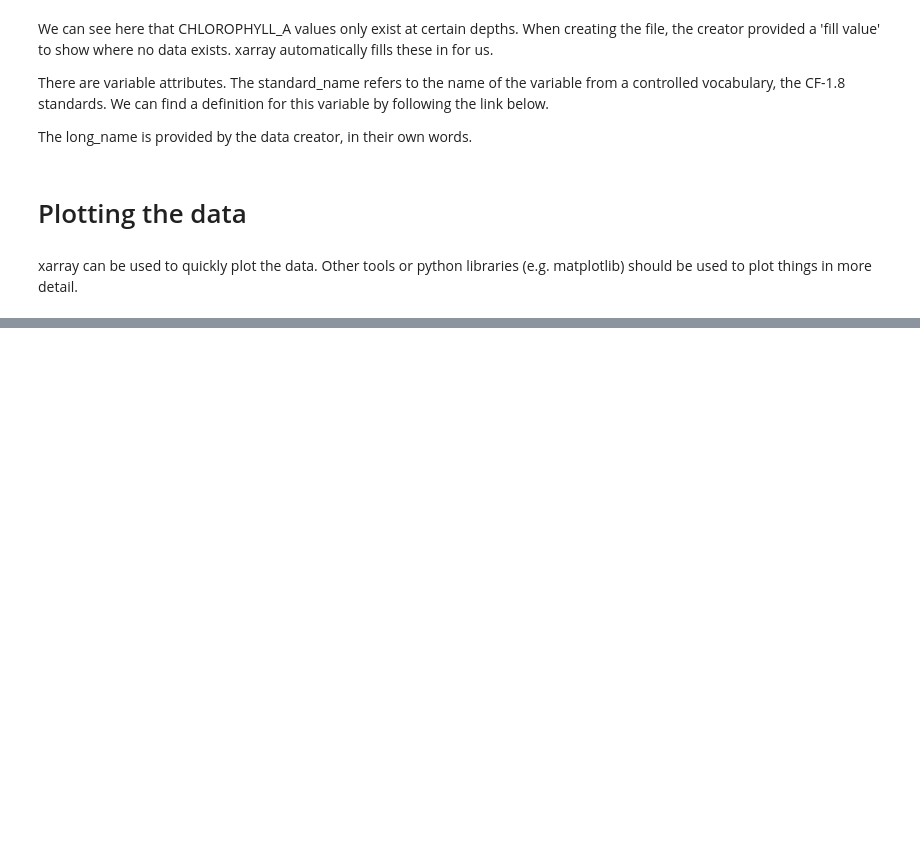
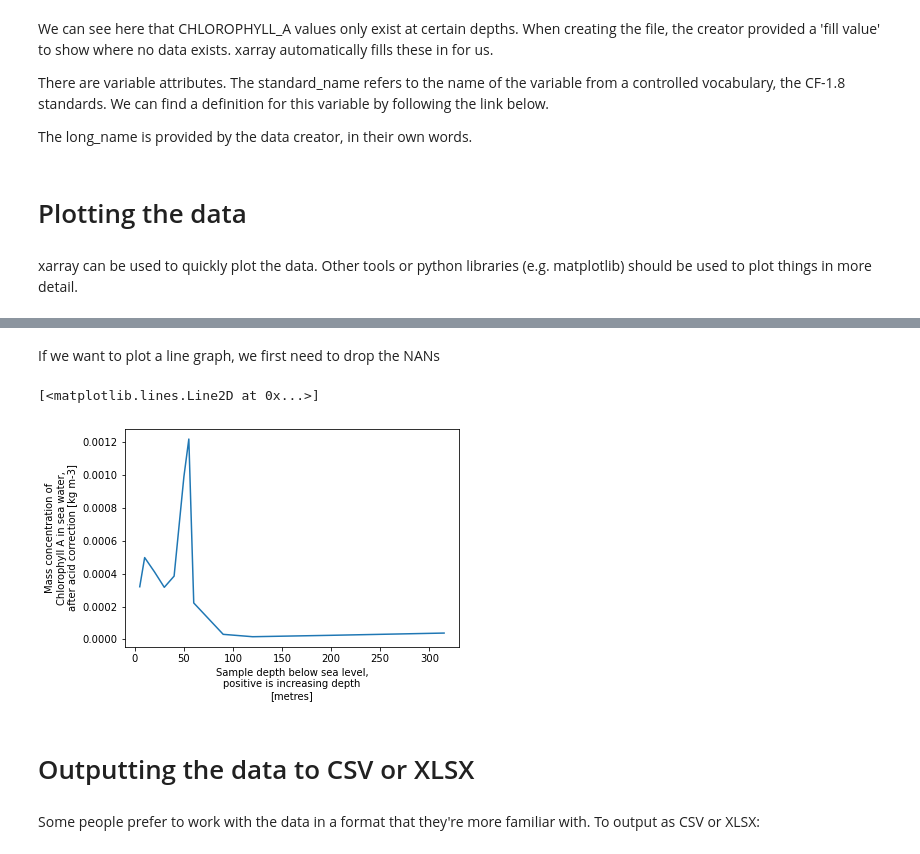
Before and after one commit to SIOS-Svalbard/AeN_doc, a Jupyter notebook: NetCDF-CF_example_scripts_and_data/xarray_analyse_netcdf_depth_profile.ipynb, the cells around one changed output, grey strips where cells are left out. Saved outputs shown, nothing was run; the diff lists cells and outputs as text; code cells hidden in the pictures; blank space fills up the shorter version.

```diff
--- a/NetCDF-CF_example_scripts_and_data/xarray_analyse_netcdf_depth_profile.ipynb
+++ b/NetCDF-CF_example_scripts_and_data/xarray_analyse_netcdf_depth_profile.ipynb
@@ -139,0 +137,11 @@ AttributeError: module 'xarray' has no attribute '__PlotMethods__'
+# %% [markdown]
+If we want to plot a line graph, we first need to drop the NANs
+# %%
+data['CHLOROPHYLL_A'].dropna('DEPTH').plot.line()
+# %% [output]
+[<matplotlib.lines.Line2D at 0x...>]
+[figure, added]
+# %% [markdown]
+# Outputting the data to CSV or XLSX
+# %% [markdown]
+Some people prefer to work with the data in a format that they're more familiar with. To output as CSV or XLSX:
```
Also changed, not shown: parts of 3 cells of this notebook.
